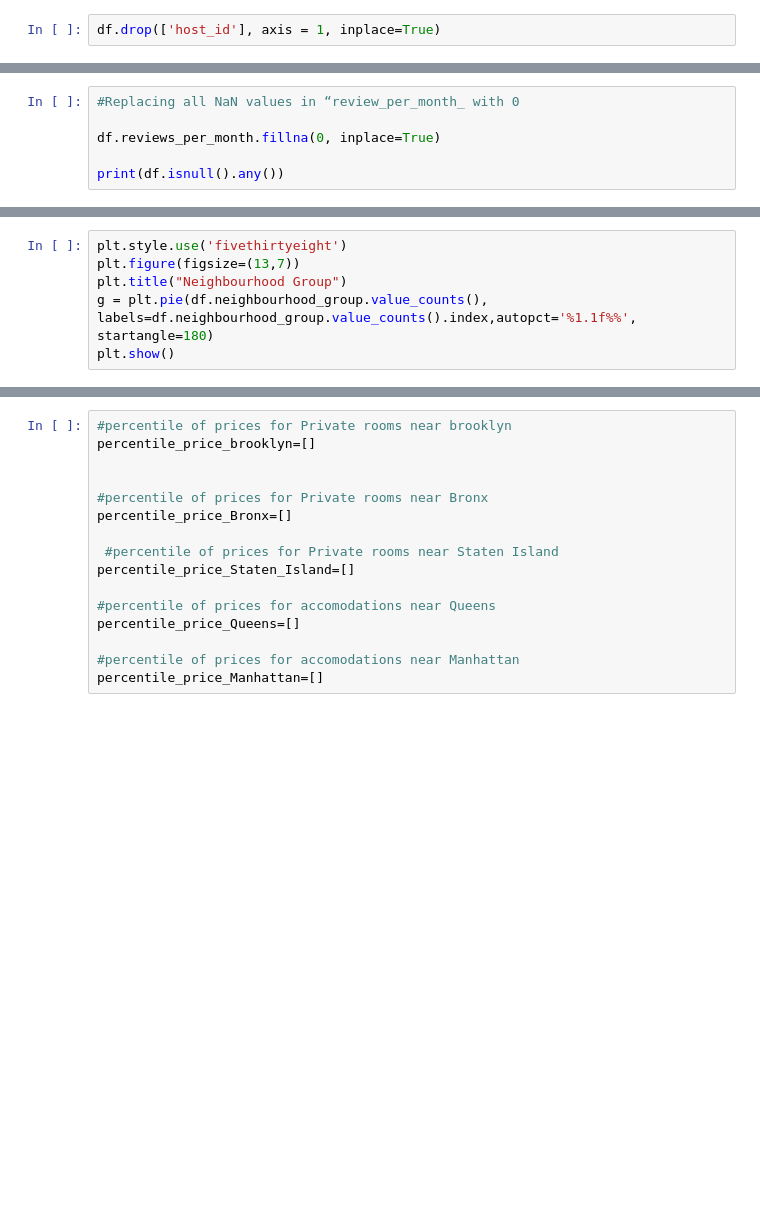
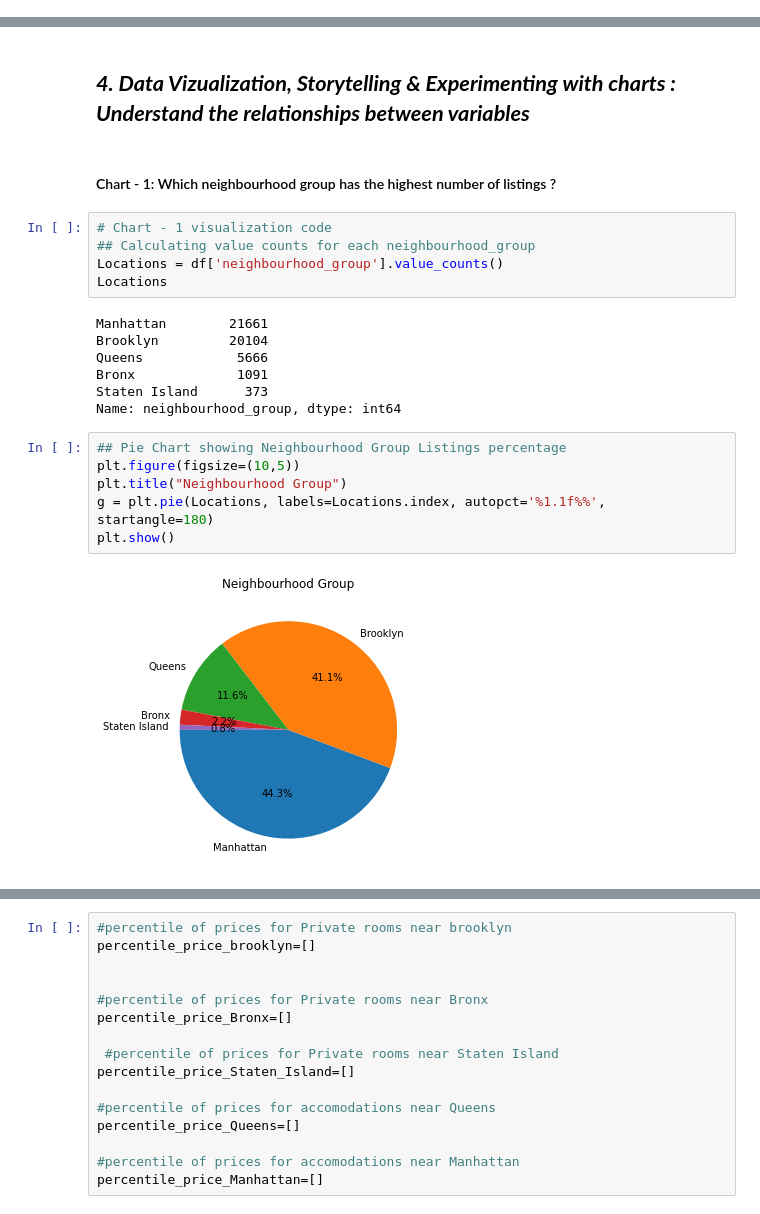
Before and after one commit to 88270gagan/AirBnb-Booking-Analysis, a Jupyter notebook: Airbnb_Bookings_Analysis_Capstone_Project.ipynb, the cells around one changed output, grey strips where cells are left out. Drawn from its saved outputs; the diff is of its cells as text; blank space fills up the shorter version.

```diff
--- a/Airbnb_Bookings_Analysis_Capstone_Project.ipynb
+++ b/Airbnb_Bookings_Analysis_Capstone_Project.ipynb
@@ -183,2 +309,0 @@ df.reviews_per_month.isnull().sum()
-# %%
-df.drop(['host_id'], axis = 1, inplace=True)
@@ -195,6 +309,0 @@ Index(['id', 'name', 'host_name', 'neighbourhood_group', 'neighbourhood',
-# %%
-#Replacing all NaN values in “review_per_month_ with 0
-
-df.reviews_per_month.fillna(0, inplace=True)
-
-print(df.isnull().any())
@@ -306,6 +309,0 @@ ax = sns.boxplot(data=df, x='neighbourhood_group',y='availability_365',palette='
-# %%
-plt.style.use('fivethirtyeight')
-plt.figure(figsize=(13,7))
-plt.title("Neighbourhood Group")
-g = plt.pie(df.neighbourhood_group.value_counts(), labels=df.neighbourhood_group.value_counts().index,autopct='%1.1f%%', startangle=180)
-plt.show()
@@ -363,0 +335,24 @@ price_sub5=df['price'].iloc[sub_5.index]
+# %% [markdown]
+## ***4. Data Vizualization, Storytelling & Experimenting with charts : Understand the relationships between variables***
+# %% [markdown]
+#### Chart - 1: Which neighbourhood group has the highest number of listings ?
+# %%
+# Chart - 1 visualization code
+## Calculating value counts for each neighbourhood_group
+Locations = df['neighbourhood_group'].value_counts()
+Locations
+# %% [output]
+Manhattan        21661
+Brooklyn         20104
+Queens            5666
+Bronx             1091
+Staten Island      373
+Name: neighbourhood_group, dtype: int64
+# %%
+## Pie Chart showing Neighbourhood Group Listings percentage
+plt.figure(figsize=(10,5))
+plt.title("Neighbourhood Group")
+g = plt.pie(Locations, labels=Locations.index, autopct='%1.1f%%', startangle=180)
+plt.show()
+# %% [output]
+[figure, added]
```
Also changed, not shown: parts of 244 cells of this notebook.
